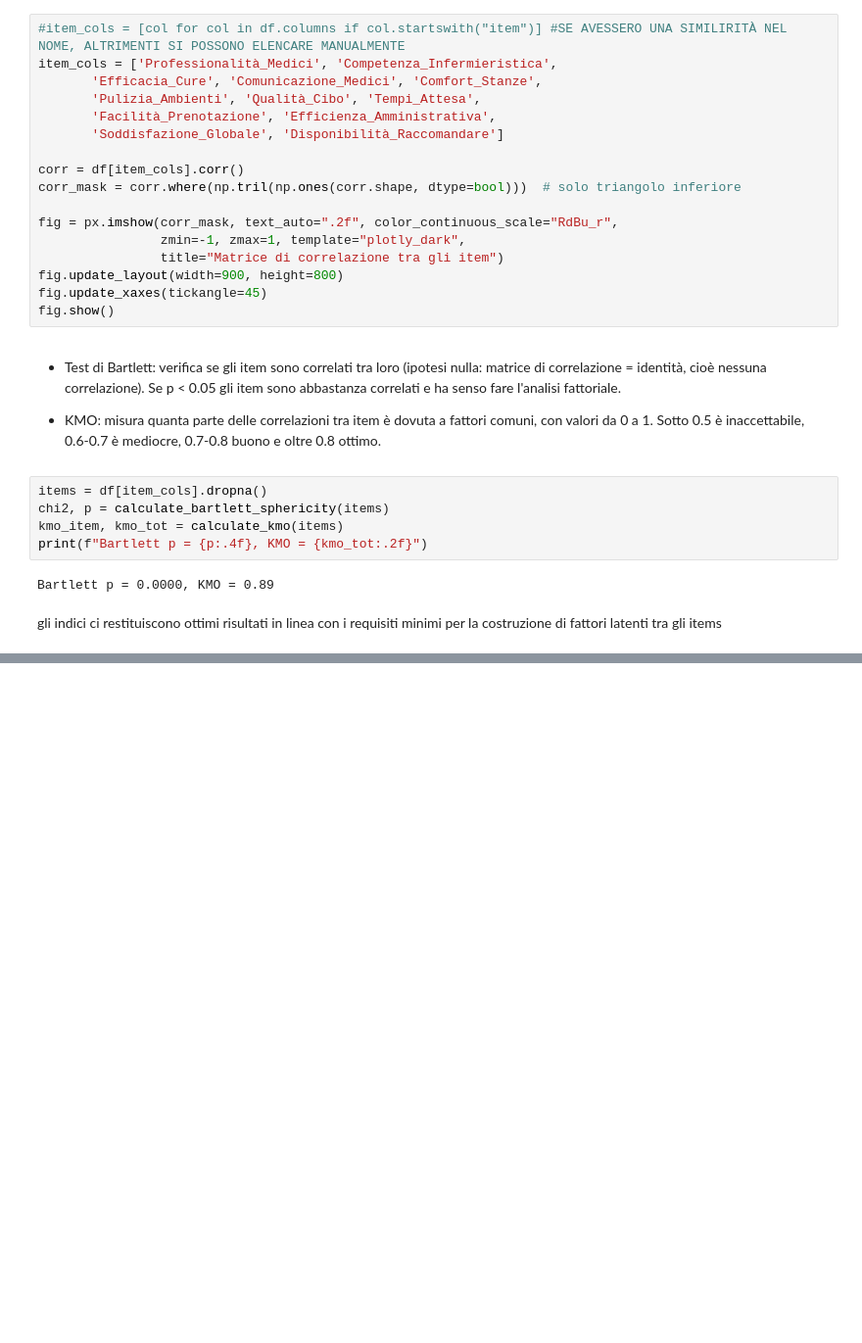
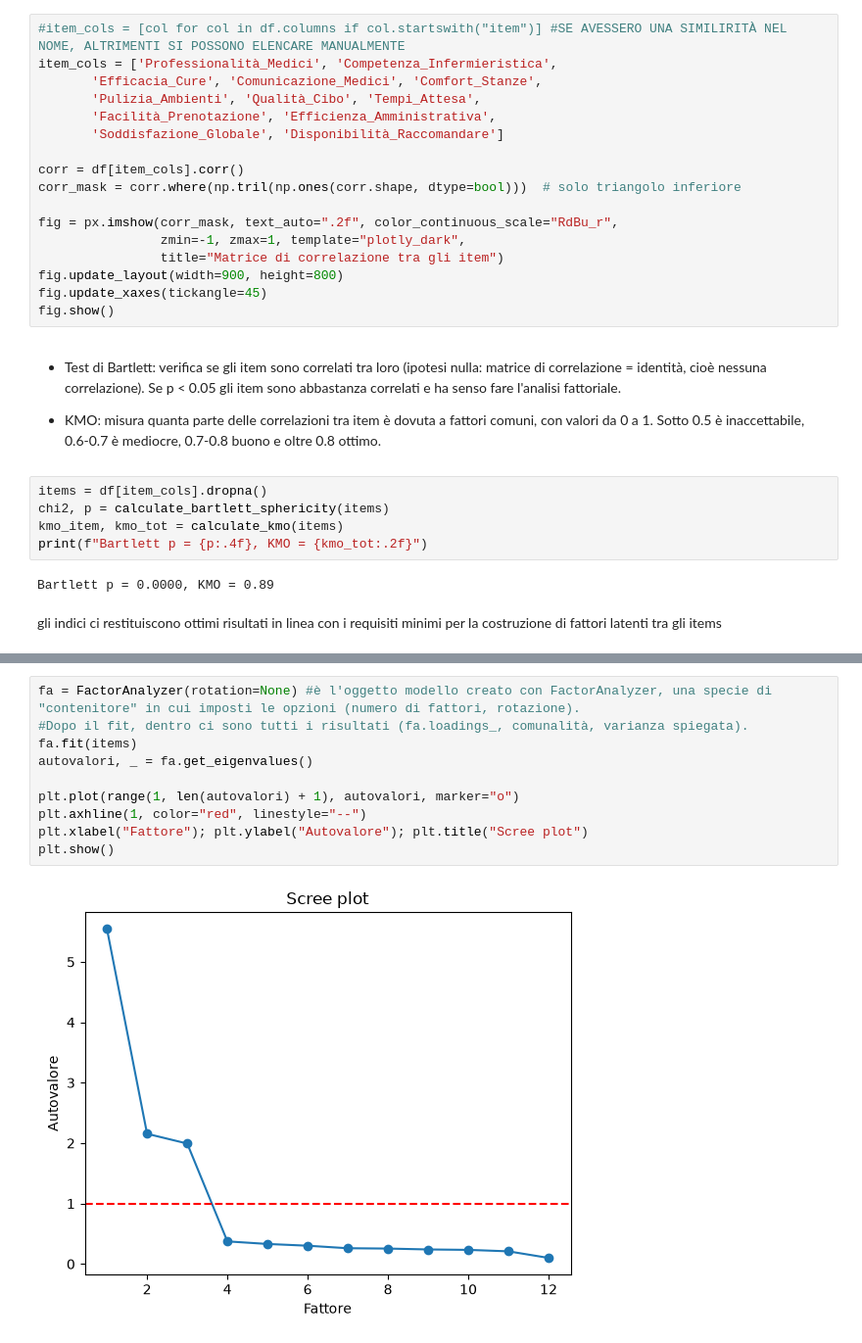
Before and after one commit to fuma92-da/discriminante, a Jupyter notebook: analisi_strutture_ospedaliere.ipynb, the cells around one changed output, grey strips where cells are left out. Shown at 98% size. Drawn from its saved outputs; the diff is of its cells as text; blank space fills up the shorter version.

```diff
--- a/analisi_strutture_ospedaliere.ipynb
+++ b/analisi_strutture_ospedaliere.ipynb
@@ -303,0 +311,12 @@ gli indici ci restituiscono ottimi risultati in linea con i requisiti minimi per
+# %%
+fa = FactorAnalyzer(rotation=None) #è l'oggetto modello creato con FactorAnalyzer, una specie di "contenitore" in cui imposti le opzioni (numero di fattori, rotazione).
+#Dopo il fit, dentro ci sono tutti i risultati (fa.loadings_, comunalità, varianza spiegata).
+fa.fit(items)
+autovalori, _ = fa.get_eigenvalues()
+
+plt.plot(range(1, len(autovalori) + 1), autovalori, marker="o")
+plt.axhline(1, color="red", linestyle="--")
+plt.xlabel("Fattore"); plt.ylabel("Autovalore"); plt.title("Scree plot")
+plt.show()
+# %% [output]
+[figure, added]
```
Also changed, not shown: parts of 17 cells of this notebook.
